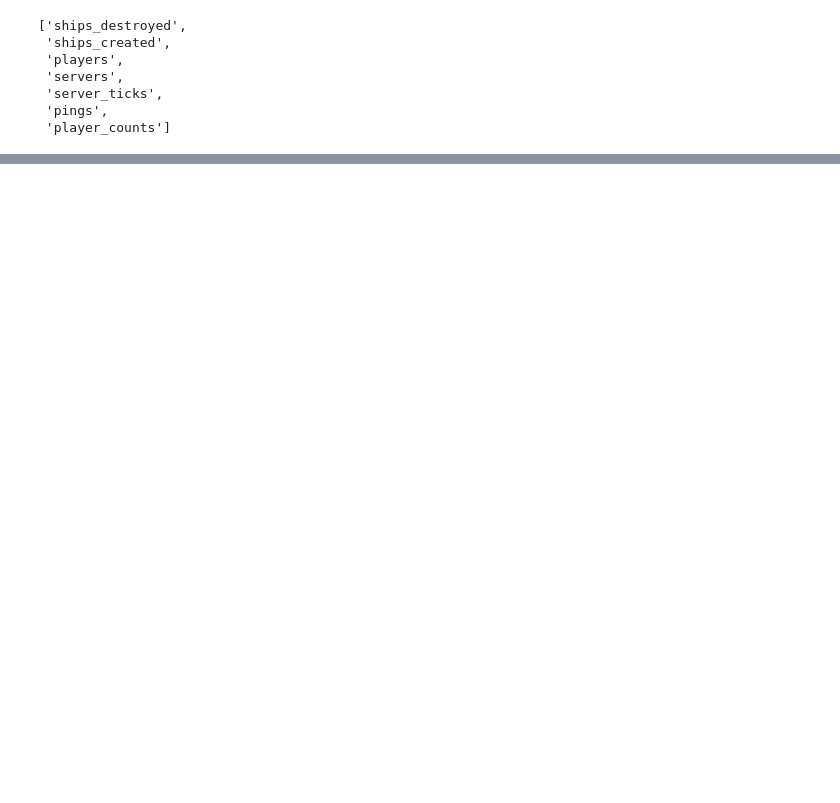
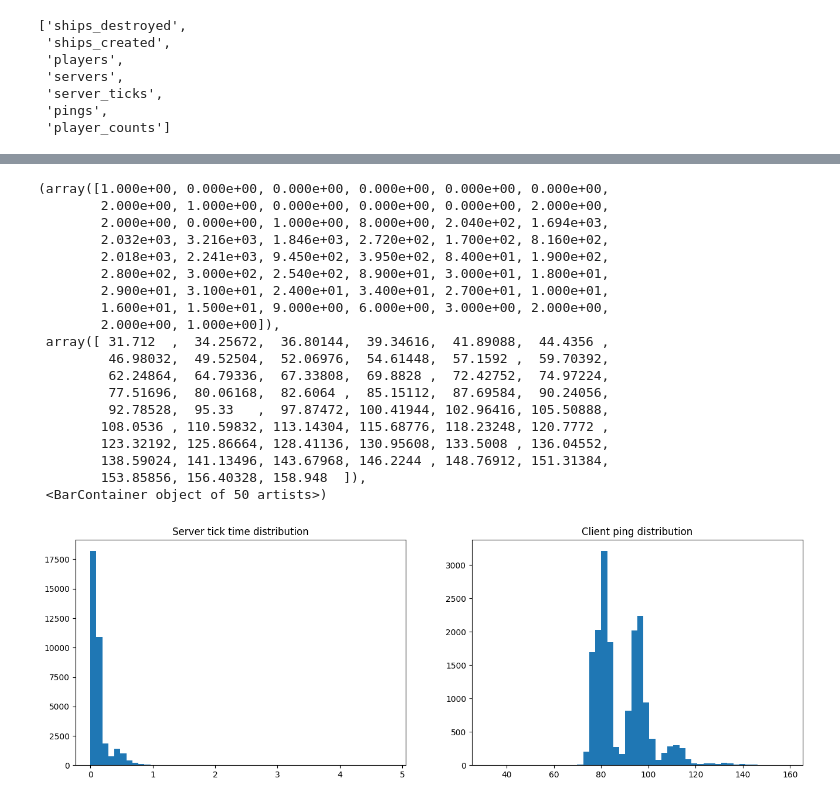
Before and after one commit to GDX64/rust-game, a Jupyter notebook: benchmarks/main.ipynb, the cells around one changed output, grey strips where cells are left out. Saved outputs shown, nothing was run; the diff lists cells and outputs as text; code cells hidden in the pictures; blank space fills up the shorter version.

```diff
--- a/benchmarks/main.ipynb
+++ b/benchmarks/main.ipynb
@@ -93,0 +97,27 @@ Text(0.5, 0, 'Frame ({total_seconds} seconds)')
+# %%
+fig, axes = plt.subplots(1,2, figsize=(16, 5))
+axes[0].set_title("Server tick time distribution")
+axes[0].hist(ticks["y"], bins=50)
+axes[1].set_title("Client ping distribution")
+axes[1].hist(pings["y"], bins=50)
+# %% [output]
+(array([1.000e+00, 0.000e+00, 0.000e+00, 0.000e+00, 0.000e+00, 0.000e+00,
+        2.000e+00, 1.000e+00, 0.000e+00, 0.000e+00, 0.000e+00, 2.000e+00,
+        2.000e+00, 0.000e+00, 1.000e+00, 8.000e+00, 2.040e+02, 1.694e+03,
+        2.032e+03, 3.216e+03, 1.846e+03, 2.720e+02, 1.700e+02, 8.160e+02,
+        2.018e+03, 2.241e+03, 9.450e+02, 3.950e+02, 8.400e+01, 1.900e+02,
+        2.800e+02, 3.000e+02, 2.540e+02, 8.900e+01, 3.000e+01, 1.800e+01,
+        2.900e+01, 3.100e+01, 2.400e+01, 3.400e+01, 2.700e+01, 1.000e+01,
+        1.600e+01, 1.500e+01, 9.000e+00, 6.000e+00, 3.000e+00, 2.000e+00,
+        2.000e+00, 1.000e+00]),
+ array([ 31.712  ,  34.25672,  36.80144,  39.34616,  41.89088,  44.4356 ,
+         46.98032,  49.52504,  52.06976,  54.61448,  57.1592 ,  59.70392,
+         62.24864,  64.79336,  67.33808,  69.8828 ,  72.42752,  74.97224,
+         77.51696,  80.06168,  82.6064 ,  85.15112,  87.69584,  90.24056,
+         92.78528,  95.33   ,  97.87472, 100.41944, 102.96416, 105.50888,
+        108.0536 , 110.59832, 113.14304, 115.68776, 118.23248, 120.7772 ,
+        123.32192, 125.86664, 128.41136, 130.95608, 133.5008 , 136.04552,
+        138.59024, 141.13496, 143.67968, 146.2244 , 148.76912, 151.31384,
+        153.85856, 156.40328, 158.948  ]),
+ <BarContainer object of 50 artists>)
+[figure, added]
```
Also changed, not shown: parts of 1 cell of this notebook.
